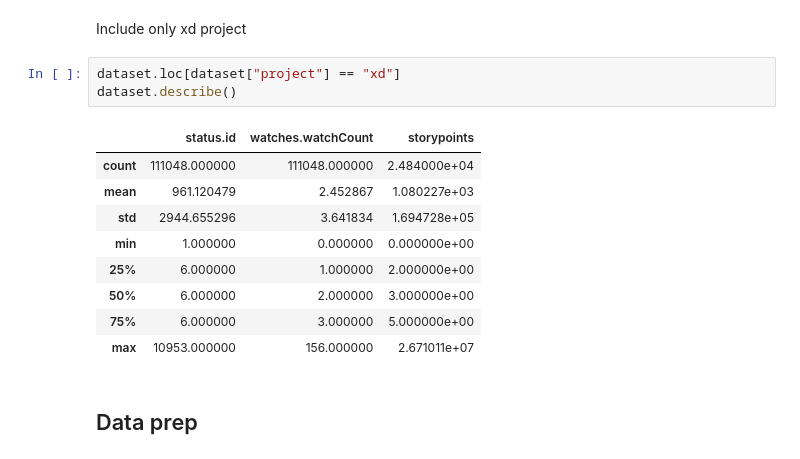
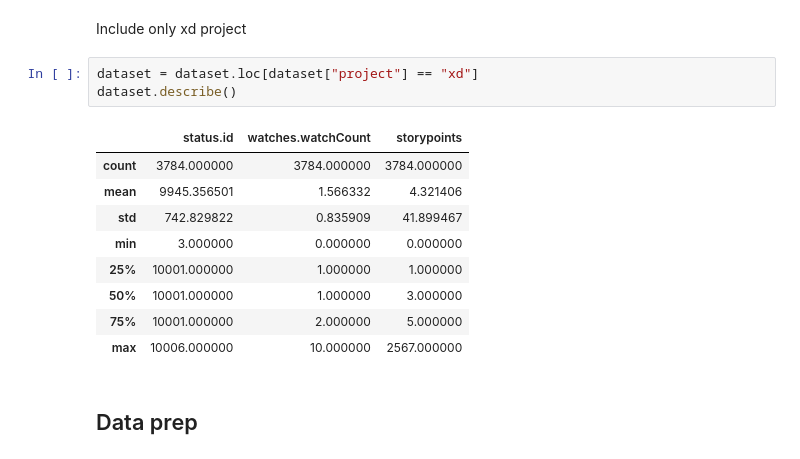
Before and after one commit to sanderjenk/thesis, a Jupyter notebook: thesis.ipynb, the cells around one changed output. Saved outputs shown, nothing was run; the diff lists cells and outputs as text.

```diff
--- a/thesis.ipynb
+++ b/thesis.ipynb
@@ -43,18 +50,18 @@ dataset.describe()
 # %% [markdown]
 Include only xd project
 # %%
-dataset.loc[dataset["project"] == "xd"]
+dataset = dataset.loc[dataset["project"] == "xd"]
 dataset.describe()
 # %% [output]
 |  | status.id | watches.watchCount | storypoints |
-| count | 111048.000000 | 111048.000000 | 2.484000e+04 |
-| mean | 961.120479 | 2.452867 | 1.080227e+03 |
-| std | 2944.655296 | 3.641834 | 1.694728e+05 |
-| min | 1.000000 | 0.000000 | 0.000000e+00 |
-| 25% | 6.000000 | 1.000000 | 2.000000e+00 |
-| 50% | 6.000000 | 2.000000 | 3.000000e+00 |
-| 75% | 6.000000 | 3.000000 | 5.000000e+00 |
-| max | 10953.000000 | 156.000000 | 2.671011e+07 |
+| count | 3784.000000 | 3784.000000 | 3784.000000 |
+| mean | 9945.356501 | 1.566332 | 4.321406 |
+| std | 742.829822 | 0.835909 | 41.899467 |
+| min | 3.000000 | 0.000000 | 0.000000 |
+| 25% | 10001.000000 | 1.000000 | 1.000000 |
+| 50% | 10001.000000 | 1.000000 | 3.000000 |
+| 75% | 10001.000000 | 2.000000 | 5.000000 |
+| max | 10006.000000 | 10.000000 | 2567.000000 |
 # %% [markdown]
 ## Data prep
 # %% [markdown]
```
Also changed, not shown: parts of 15 cells of this notebook, 1 other file.
